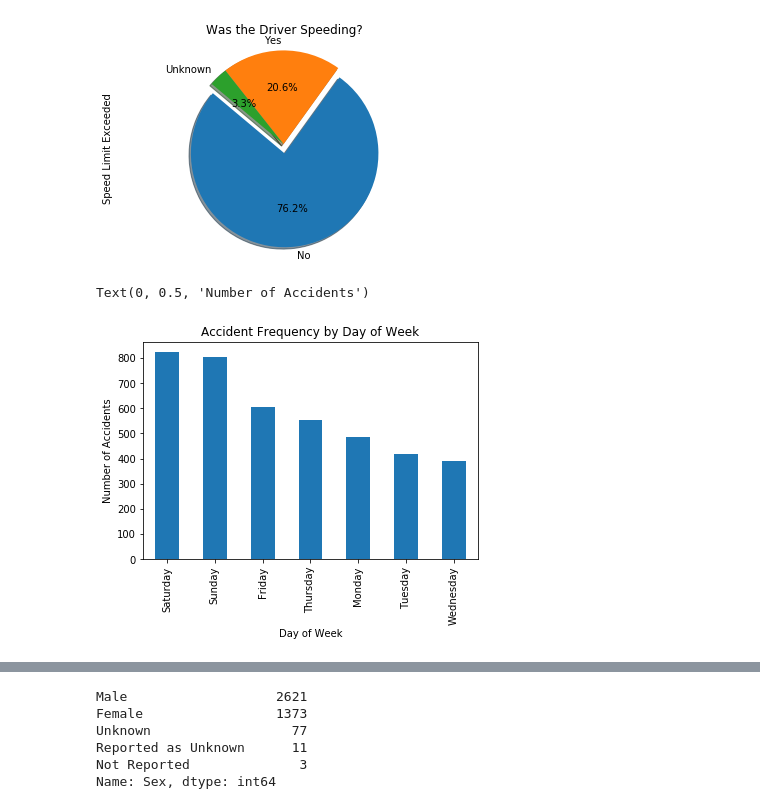
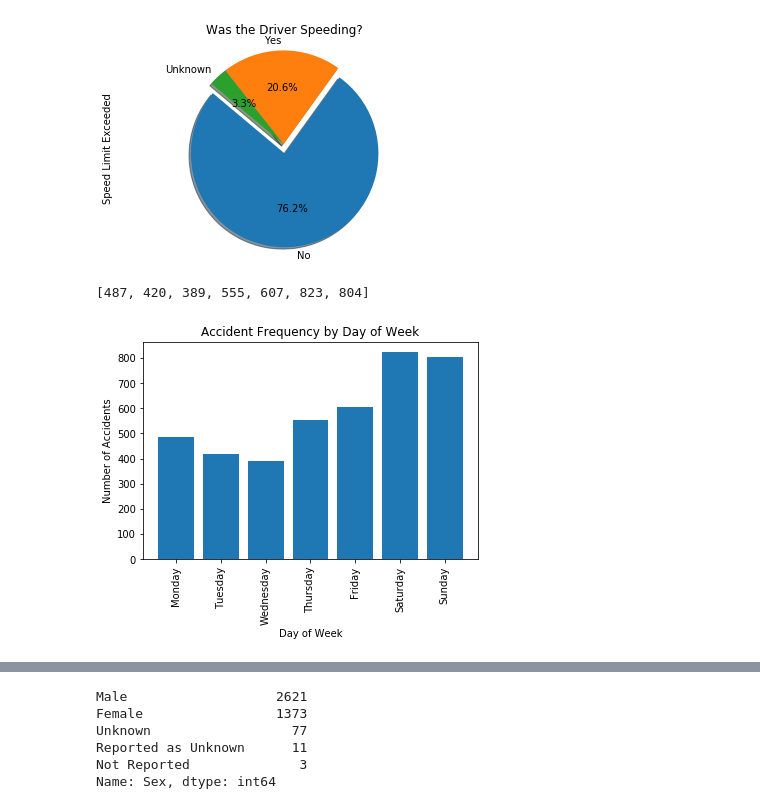
Before and after one commit to mwhitmore1/ucsd_bootcamp-traffic_accident_analysis, a Jupyter notebook: notebooks/Visualization_Tests.ipynb, the cells around one changed output, grey strips where cells are left out. Cells and saved outputs as stored; diff of their text form; code cells hidden in the pictures.

```diff
--- a/notebooks/Visualization_Tests.ipynb
+++ b/notebooks/Visualization_Tests.ipynb
@@ -4,8 +4,8 @@ from matplotlib import pyplot as plt
 import numpy as np
 from scipy import stats
 # %%
-events_df = pd.read_csv("../Data/events.csv")
-people_df = pd.read_csv("../Data/people.csv")
+events_df = pd.read_csv("../Data/interim/events.csv")
+people_df = pd.read_csv("../Data/interim/people.csv")
 # %%
 events_df.head()
 # %% [output]
@@ -64,12 +72,21 @@ plt.title('Was the Driver Speeding?')
 # %% [output]
 Text(0.5, 1.0, 'Was the Driver Speeding?')
 [figure]
+# %%
+day_of_week = people_df["Day of Week"].value_counts()
+my_order = ["Monday", "Tuesday", "Wednesday", "Thursday", "Friday", "Saturday", "Sunday"]
+day_of_week = [day_of_week[i] for i in my_order]
+day_of_week
+# %% [output]
+[487, 420, 389, 555, 607, 823, 804]
 # %%
-day_of_week = people_df["Day of Week"].value_counts()
-day_of_week.plot(kind="bar")
+x_axis = np.arange(len(day_of_week))
+tick_locations = [value for value in x_axis]
+plt.bar(x_axis, day_of_week)
 plt.title("Accident Frequency by Day of Week")
 plt.xlabel("Day of Week")
 plt.ylabel("Number of Accidents")
+plt.xticks(tick_locations, my_order, rotation=90)
+plt.savefig("../Images/DayofWeek.png")
 # %% [output]
-Text(0, 0.5, 'Number of Accidents')
-[figure, old version]
+[figure, new version]
```
Also changed, not shown: parts of 12 cells of this notebook, 5 other files.
